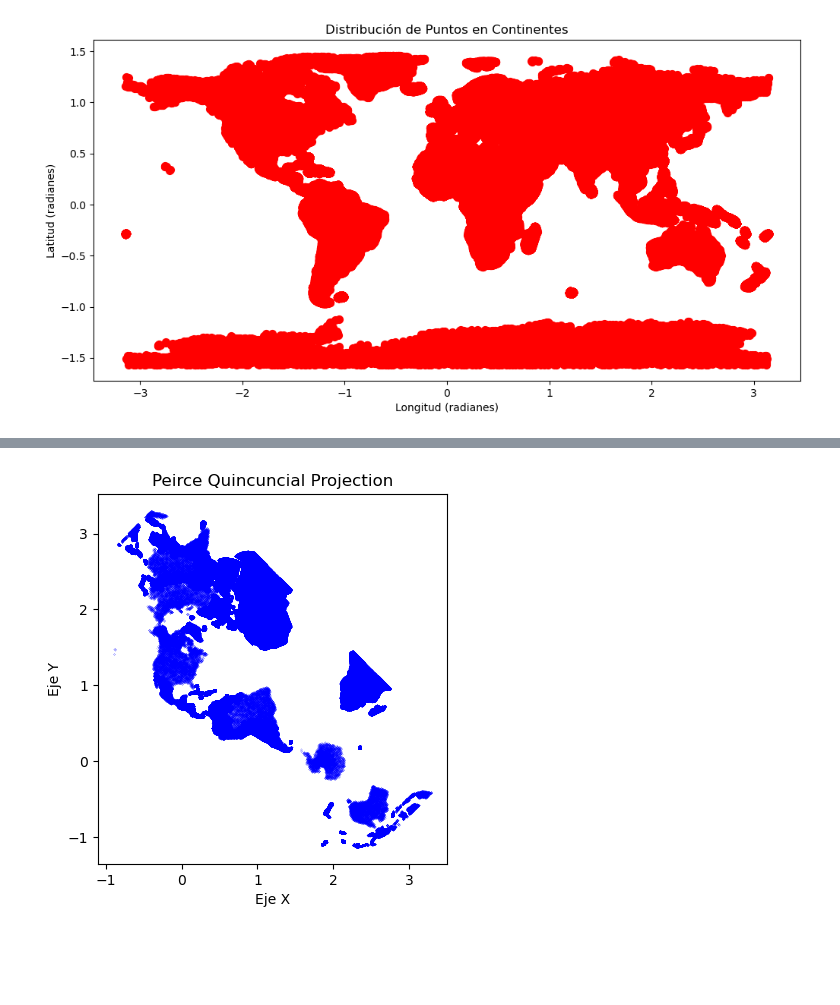
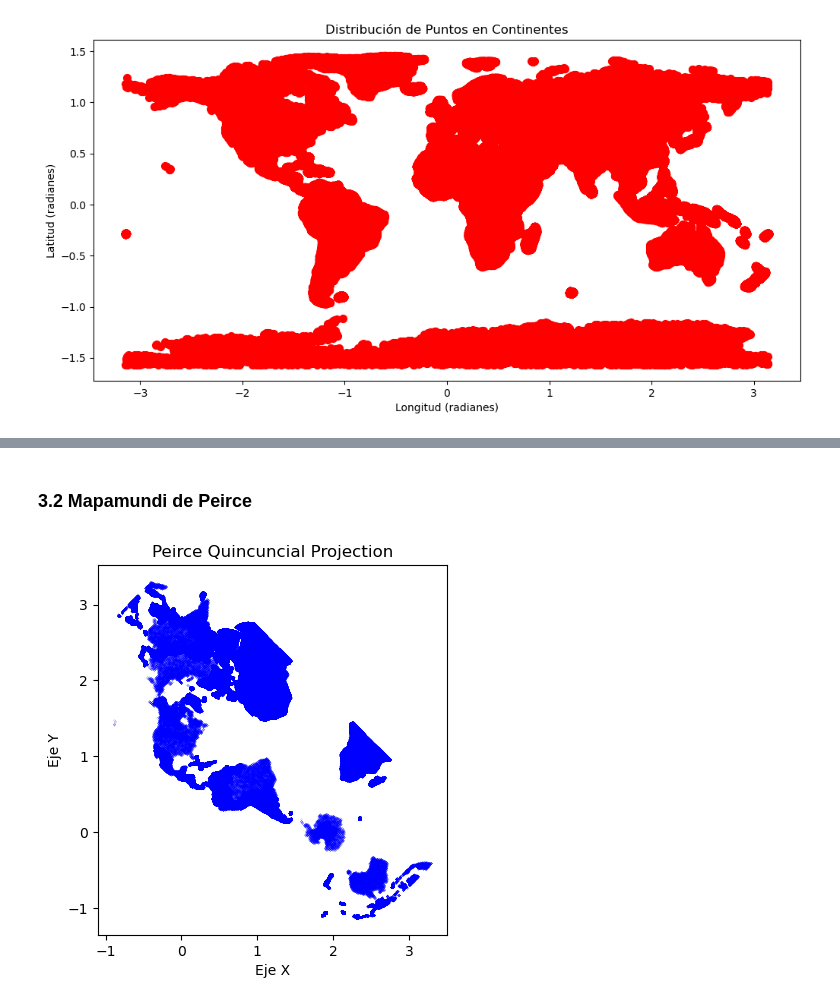
Before and after one commit to gaarboledag/N-uncial-Projection-Numeric-Implementation, a Jupyter notebook: Quincuncial Proyection.ipynb, the cells around one changed output, grey strips where cells are left out. Drawn from its saved outputs; the diff is of its cells as text; code cells hidden in the pictures; blank space fills up the shorter version.

Commit message:
Quincuncial mejora en presentación

```diff
--- a/Quincuncial Proyection.ipynb
+++ b/Quincuncial Proyection.ipynb
@@ -260,22 +50,6 @@ for punto in coordenadas_puntos:
+# %% [markdown]
+### 3.2 Mapamundi de Peirce
 # %%
-# Filtrar los valores no nulos
-filtered_map = [coord for coord in map if coord is not None]
-
-# Desempaquetar las coordenadas
-x, y = zip(*filtered_map)
-
-# Graficar líneas en lugar de puntos
-plt.plot(x, y, color='blue', marker='o', markersize=0.1, linestyle='none')
-
-# Configurar etiquetas y título
-plt.xlabel('Eje X')
-plt.ylabel('Eje Y')
-plt.title('Peirce Quincuncial Projection')
-
-# Configurar la escala 1x1
-plt.gca().set_aspect('equal', adjustable='box')
-
-# Mostrar la gráfica
-plt.show()
+plot_quincuncial(coordenadas_puntos)
 # %% [output]
-[figure, old version]
+[figure, new version]
```
Also changed, not shown: parts of 18 cells of this notebook, 9 other files.
